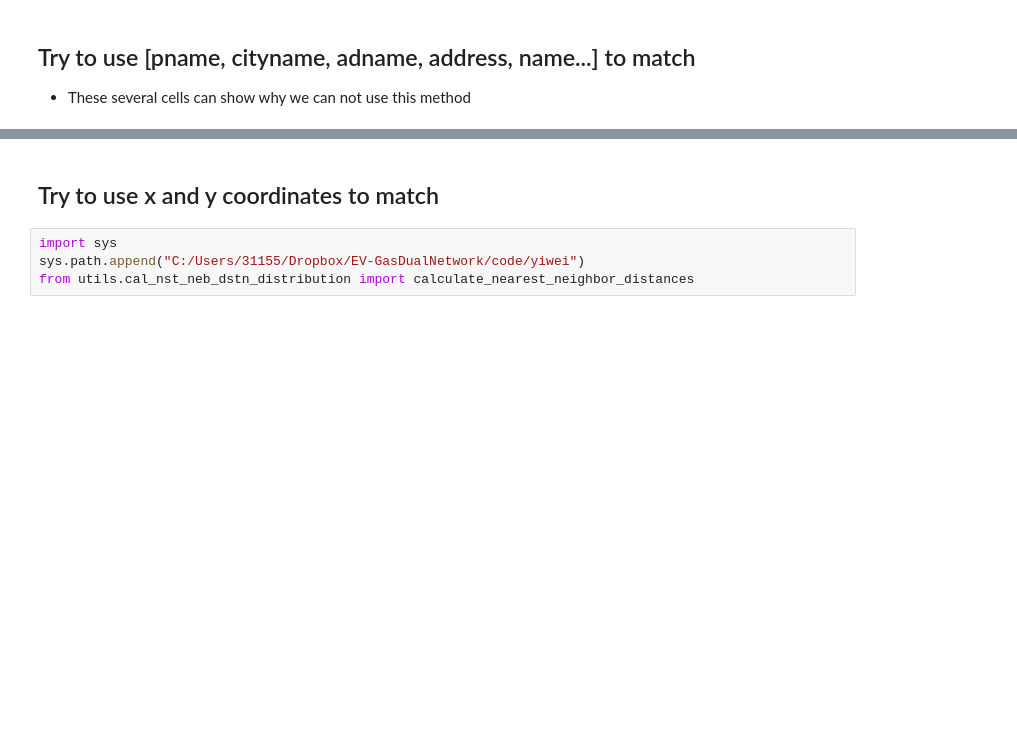
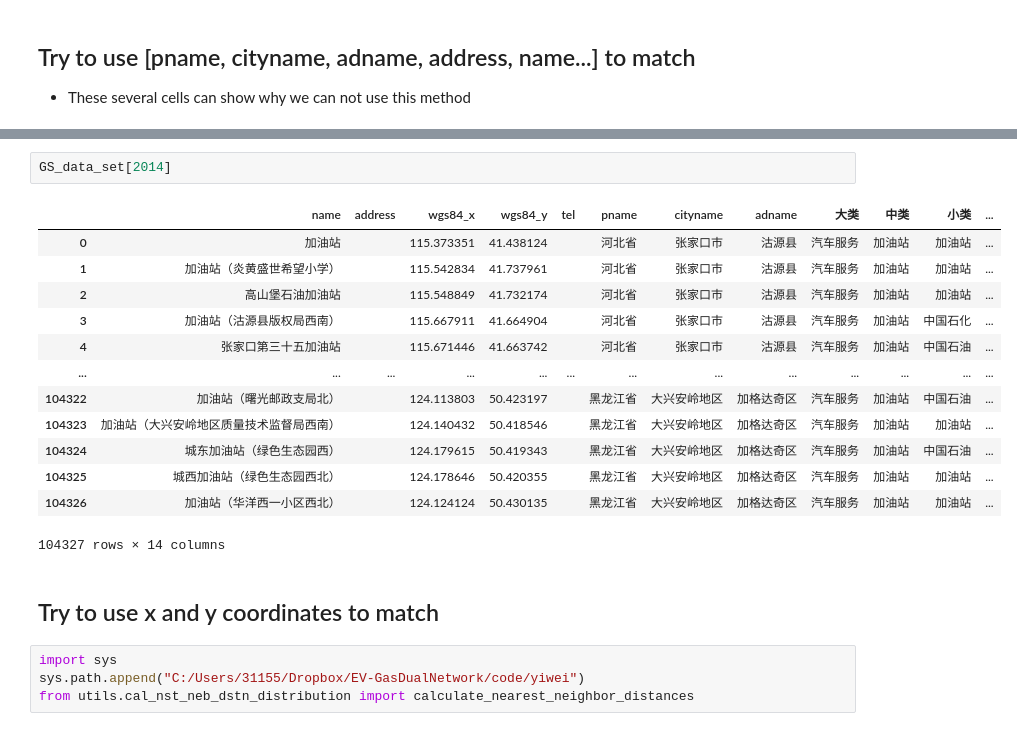
Before and after one commit to chen-yw/uchicago-GS-CS, a Jupyter notebook: 10-18/build_ID_system.ipynb, the cells around one changed output, grey strips where cells are left out. Saved outputs shown, nothing was run; the diff lists cells and outputs as text; blank space fills up the shorter version.

```diff
--- a/10-18/build_ID_system.ipynb
+++ b/10-18/build_ID_system.ipynb
@@ -159,3 +159,19 @@ Year | Original | Unique | Duplicates | Matched | New | Match%
+# %%
+GS_data_set[2014]
+# %% [output]
+|  | name | address | wgs84_x | wgs84_y | tel | pname | cityname | adname | 大类 | 中类 | 小类 | ... |
+| 0 | 加油站 |  | 115.373351 | 41.438124 |  | 河北省 | 张家口市 | 沽源县 | 汽车服务 | 加油站 | 加油站 | ... |
+| 1 | 加油站（炎黄盛世希望小学） |  | 115.542834 | 41.737961 |  | 河北省 | 张家口市 | 沽源县 | 汽车服务 | 加油站 | 加油站 | ... |
+| 2 | 高山堡石油加油站 |  | 115.548849 | 41.732174 |  | 河北省 | 张家口市 | 沽源县 | 汽车服务 | 加油站 | 加油站 | ... |
+| 3 | 加油站（沽源县版权局西南） |  | 115.667911 | 41.664904 |  | 河北省 | 张家口市 | 沽源县 | 汽车服务 | 加油站 | 中国石化 | ... |
+| 4 | 张家口第三十五加油站 |  | 115.671446 | 41.663742 |  | 河北省 | 张家口市 | 沽源县 | 汽车服务 | 加油站 | 中国石油 | ... |
+| ... | ... | ... | ... | ... | ... | ... | ... | ... | ... | ... | ... | ... |
+| 104322 | 加油站（曙光邮政支局北） |  | 124.113803 | 50.423197 |  | 黑龙江省 | 大兴安岭地区 | 加格达奇区 | 汽车服务 | 加油站 | 中国石油 | ... |
+| 104323 | 加油站（大兴安岭地区质量技术监督局西南） |  | 124.140432 | 50.418546 |  | 黑龙江省 | 大兴安岭地区 | 加格达奇区 | 汽车服务 | 加油站 | 加油站 | ... |
+| 104324 | 城东加油站（绿色生态园西） |  | 124.179615 | 50.419343 |  | 黑龙江省 | 大兴安岭地区 | 加格达奇区 | 汽车服务 | 加油站 | 中国石油 | ... |
+| 104325 | 城西加油站（绿色生态园西北） |  | 124.178646 | 50.420355 |  | 黑龙江省 | 大兴安岭地区 | 加格达奇区 | 汽车服务 | 加油站 | 加油站 | ... |
+| 104326 | 加油站（华洋西一小区西北） |  | 124.124124 | 50.430135 |  | 黑龙江省 | 大兴安岭地区 | 加格达奇区 | 汽车服务 | 加油站 | 加油站 | ... |
+104327 rows × 14 columns
 # %% [markdown]
 ## Try to use x and y coordinates to match
 # %%
```
Also changed, not shown: parts of 4 cells of this notebook, 1 other file.
